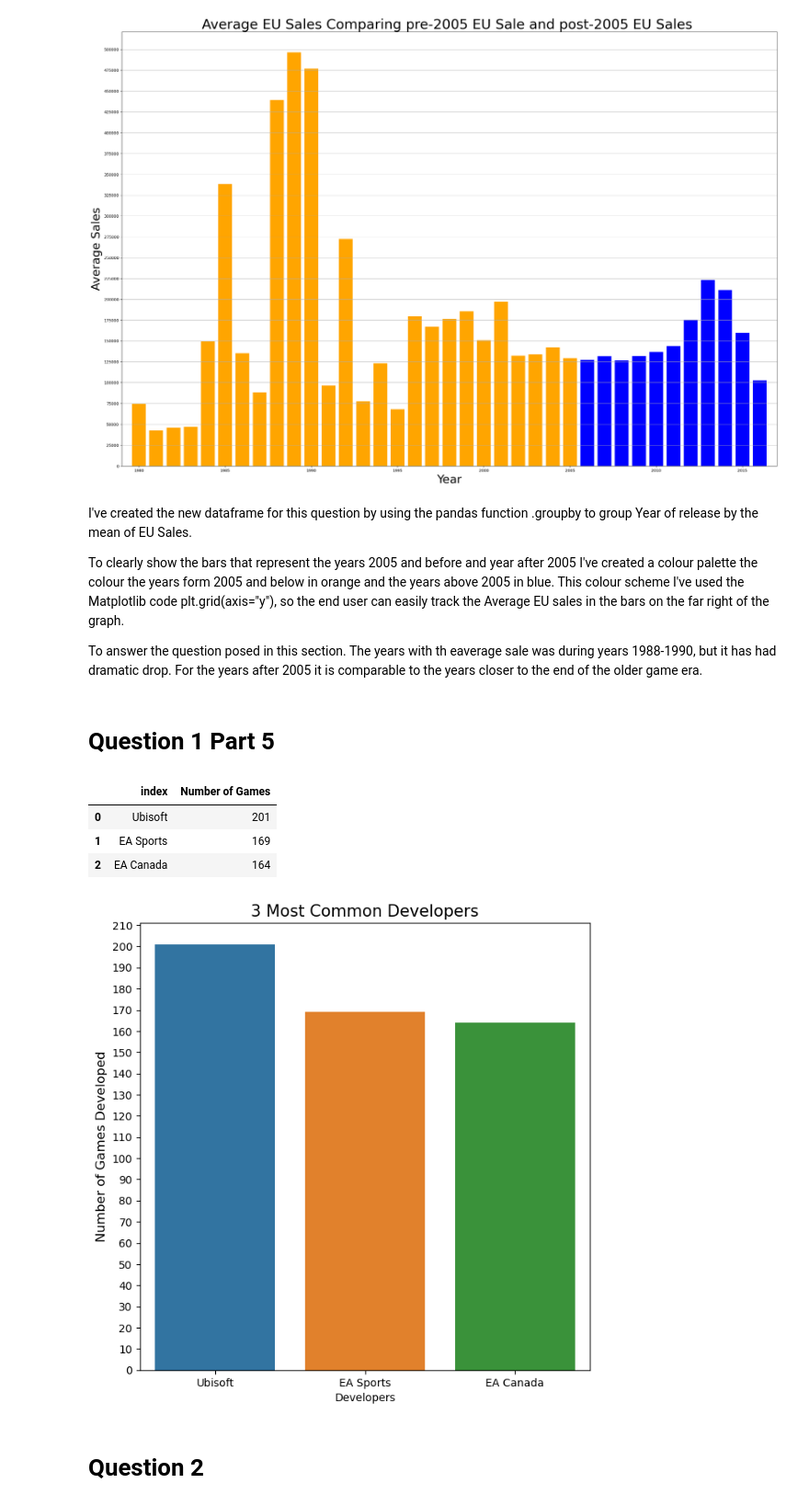
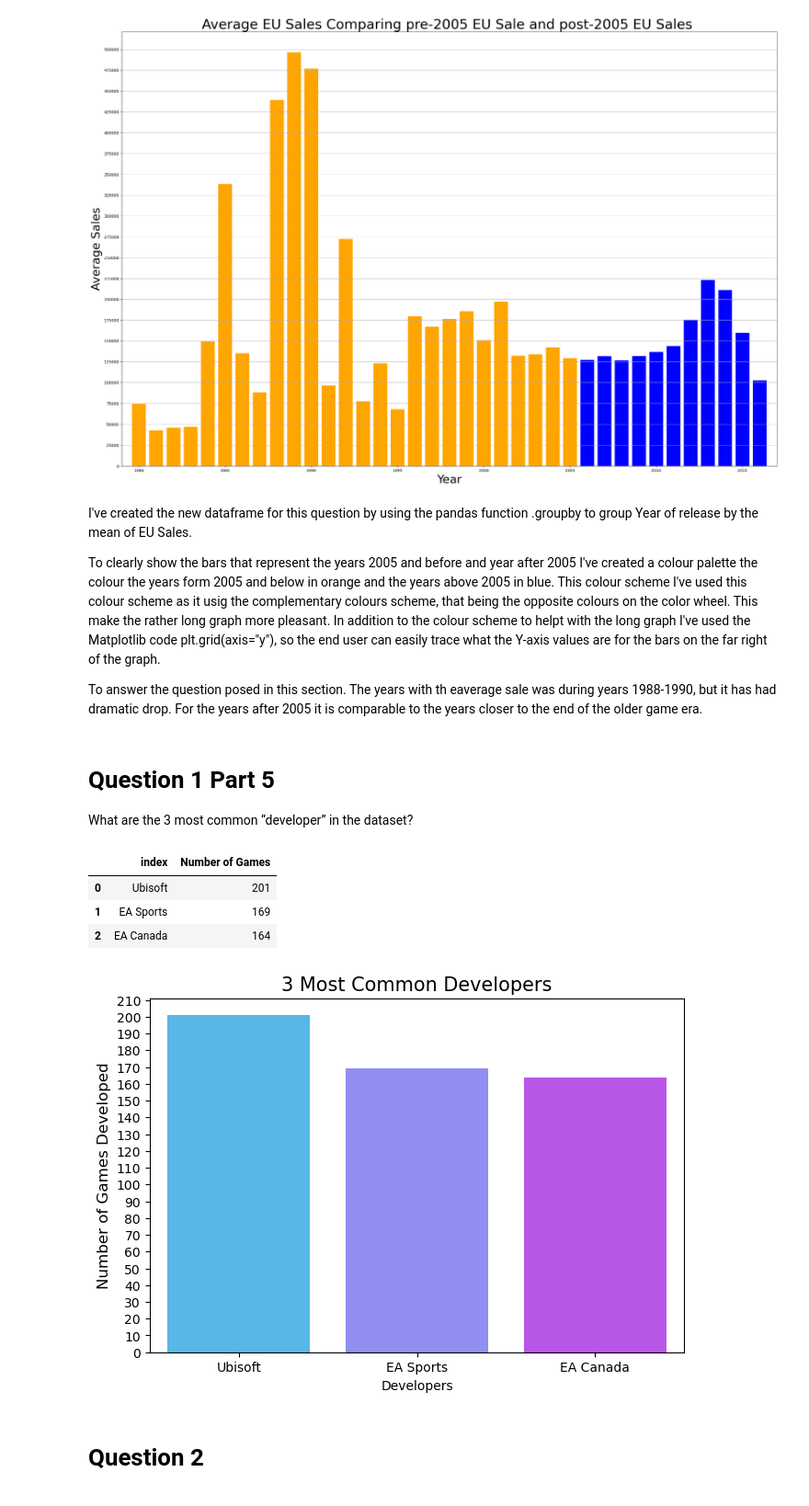
Before and after one commit to Fionan-sba23086/Fionan-Coyle_DPrepHDip_CA1, a Jupyter notebook: FionanCoyle_DataVisHDip_CA1.ipynb, the cells around one changed output. Shown at 92% size. Cells and saved outputs as stored; diff of their text form; code cells hidden in the pictures.

```diff
--- a/FionanCoyle_DataVisHDip_CA1.ipynb
+++ b/FionanCoyle_DataVisHDip_CA1.ipynb
@@ -368,11 +368,12 @@ plt.grid(axis="y");
 # %% [markdown]
 I've created the new dataframe for this question by using the pandas function .groupby to group Year of release by the mean of EU Sales.
 
-To clearly show the bars that represent the years 2005 and before and year after 2005 I've created a colour palette the colour the years form 2005 and below in orange and the years above 2005 in blue. This colour scheme I've used the Matplotlib code plt.grid(axis="y"), so the end user can easily track the Average EU sales in the bars on the far right of the graph.
+To clearly show the bars that represent the years 2005 and before and year after 2005 I've created a colour palette the colour the years form 2005 and below in orange and the years above 2005 in blue. This colour scheme I've used this colour scheme as it usig the complementary colours scheme, that being the opposite colours on the color wheel. This make the rather long graph more pleasant. In addition to the colour scheme to helpt with the long graph I've used the Matplotlib code plt.grid(axis="y"), so the end user can easily trace what the Y-axis values are for the bars on the far right of the graph.
 
 To answer the question posed in this section. The years with th eaverage sale was during years 1988-1990, but it has had dramatic drop. For the years after 2005 it is comparable to the years closer to the end of the older game era.
 # %% [markdown]
 # Question 1 Part 5
+What are the 3 most common “developer” in the dataset?
 # %%
 dfQ1_5 = pd.DataFrame({"Number of Games":df["Developer"].value_counts()})
 dfQ1_5.reset_index(inplace=True)
@@ -384,14 +385,14 @@ dfQ1_5
 | 1 | EA Sports | 169 |
 | 2 | EA Canada | 164 |
 # %%
-plt.figure(figsize=(7.5,7.5))
-sns.barplot(dfQ1_5,x="index", y="Number of Games")
+plt.figure(figsize=(7.5, 5))
+sns.barplot(dfQ1_5,x="index", y="Number of Games",palette="cool")
 plt.title("3 Most Common Developers",fontsize=15)
 plt.xlabel("Developers",fontsize=10)
 plt.ylabel("Number of Games Developed",fontsize=12)
 plt.yticks(np.arange(0,220,10));
 # %% [output]
-[figure, old version]
+[figure, new version]
 # %% [markdown]
 # Question 2
 # %%
```
Also changed, not shown: parts of 6 cells of this notebook.
